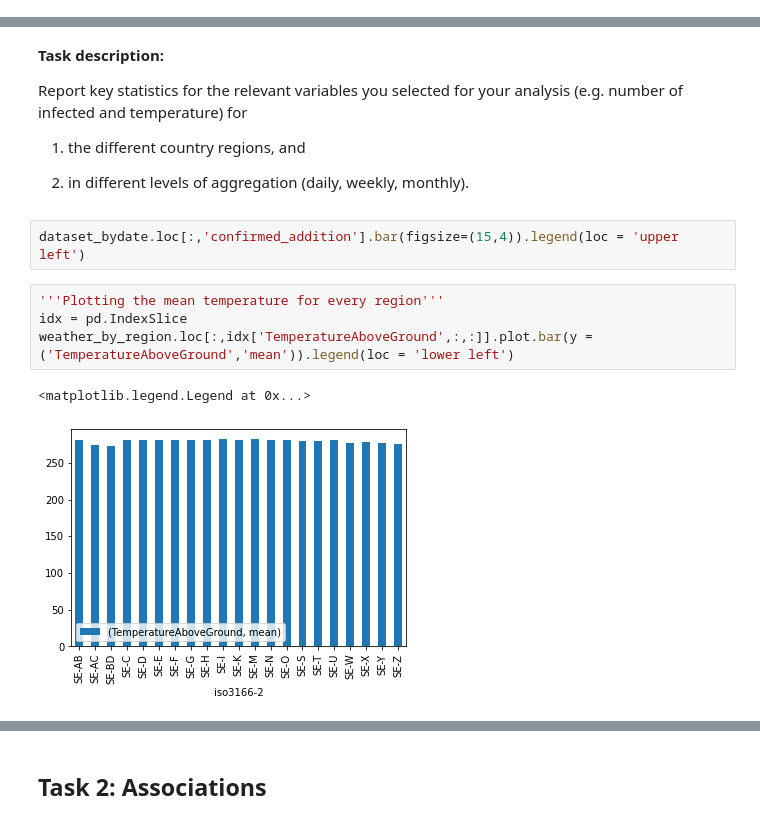
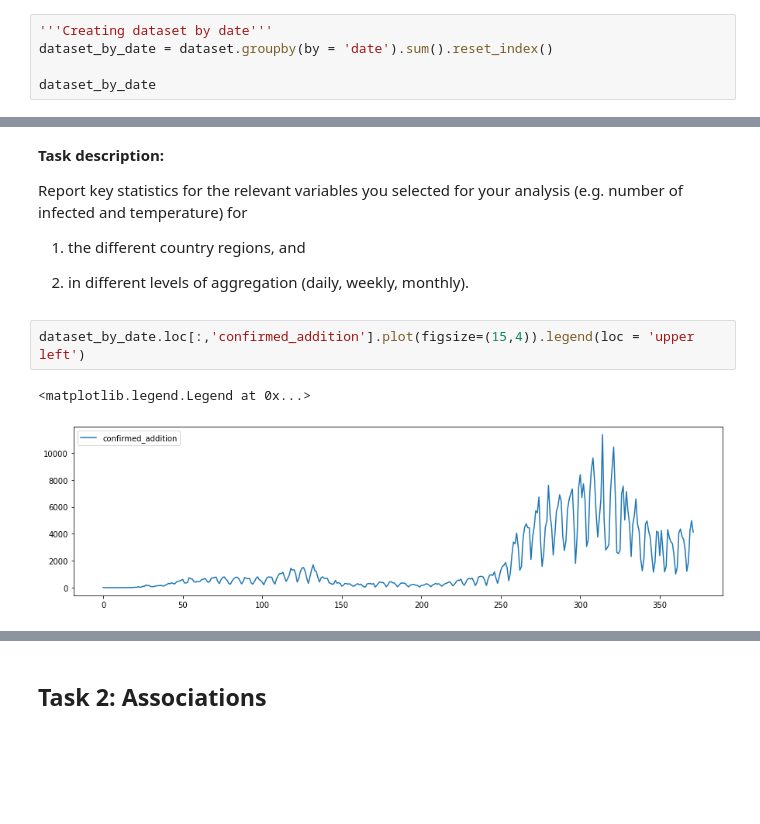
Before and after one commit to ranUser01/Covid-development-in-Sweden, a Jupyter notebook: notebooks/project_handin.ipynb, the cells around one changed output, grey strips where cells are left out. Cells and saved outputs as stored; diff of their text form; blank space fills up the shorter version.

```diff
--- a/notebooks/project_handin.ipynb
+++ b/notebooks/project_handin.ipynb
@@ -229,0 +211,5 @@ dataset_bydate
+# %%
+'''Creating dataset by date'''
+dataset_by_date = dataset.groupby(by = 'date').sum().reset_index()
+
+dataset_by_date
@@ -238,11 +238,7 @@ Report key statistics for the relevant variables you selected for your analysis
 
 2) in different levels of aggregation (daily, weekly, monthly).
 # %%
-dataset_bydate.loc[:,'confirmed_addition'].bar(figsize=(15,4)).legend(loc = 'upper left')
+dataset_by_date.loc[:,'confirmed_addition'].plot(figsize=(15,4)).legend(loc = 'upper left')
+# %% [output]
+<matplotlib.legend.Legend at 0x...>
+[figure, added]
-# %%
-'''Plotting the mean temperature for every region'''
-idx = pd.IndexSlice
-weather_by_region.loc[:,idx['TemperatureAboveGround',:,:]].plot.bar(y = ('TemperatureAboveGround','mean')).legend(loc = 'lower left')
-# %% [output]
-<matplotlib.legend.Legend at 0x...>
-[figure, removed]
```
Also changed, not shown: parts of 17 cells of this notebook.
